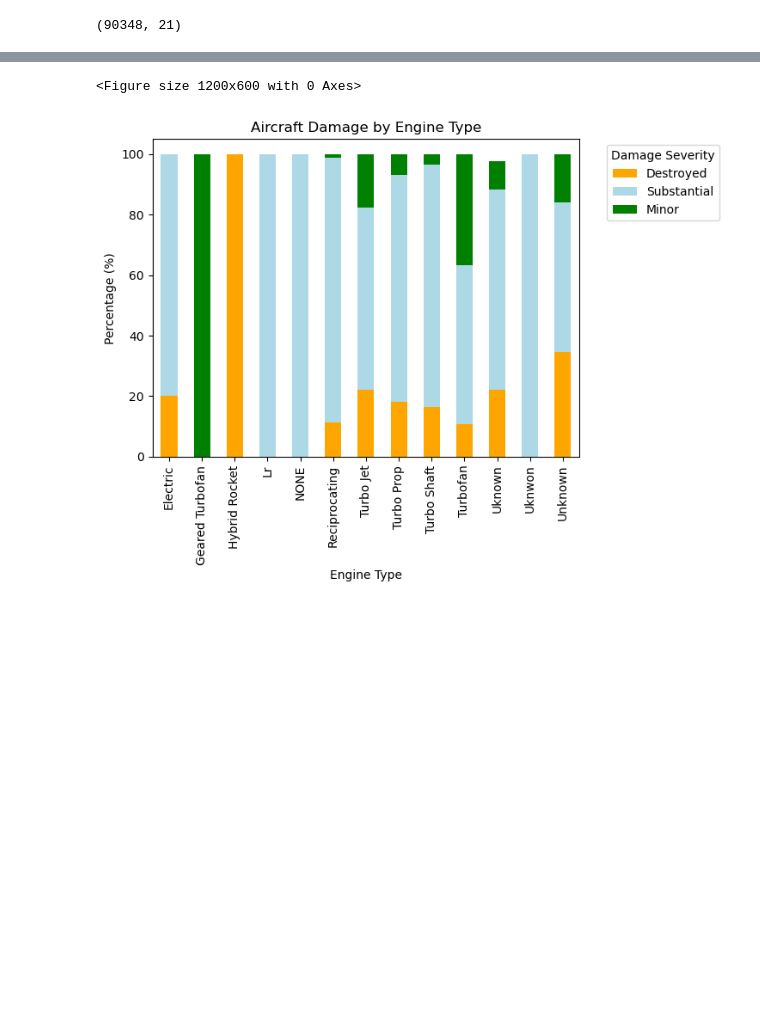
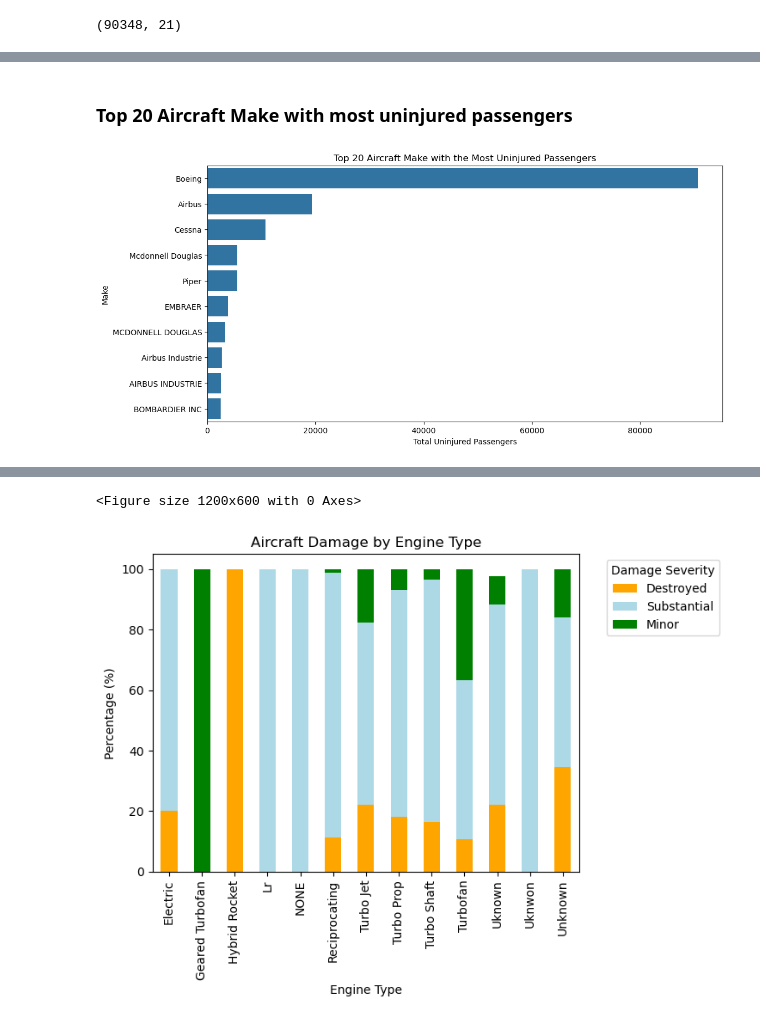
Before and after one commit to Mathews-Odongo/dsc-phase-1-project-v3, a Jupyter notebook: student.ipynb, the cells around one changed output, grey strips where cells are left out. Saved outputs shown, nothing was run; the diff lists cells and outputs as text; code cells hidden in the pictures; blank space fills up the shorter version.

```diff
--- a/student.ipynb
+++ b/student.ipynb
@@ -217,0 +194,11 @@ above shows safety outcomes by number in Engines,the chart indicates a higher fa
+# %% [markdown]
+### Top 20 Aircraft Make with most uninjured passengers
+# %%
+plt.figure(figsize=(12, 6))
+sns.barplot(x='Total.Uninjured', y='Make', data=Aviation_data[['Make', 'Total.Uninjured']].groupby('Make').sum().sort_values(by='Total.Uninjured', ascending=False).head(10).reset_index())
+plt.title('Top 20 Aircraft Make with the Most Uninjured Passengers')
+plt.xlabel('Total Uninjured Passengers')
+plt.ylabel('Make')
+plt.show()
+# %% [output]
+[figure, added]
```
Also changed, not shown: parts of 28 cells of this notebook, 1 other file.
